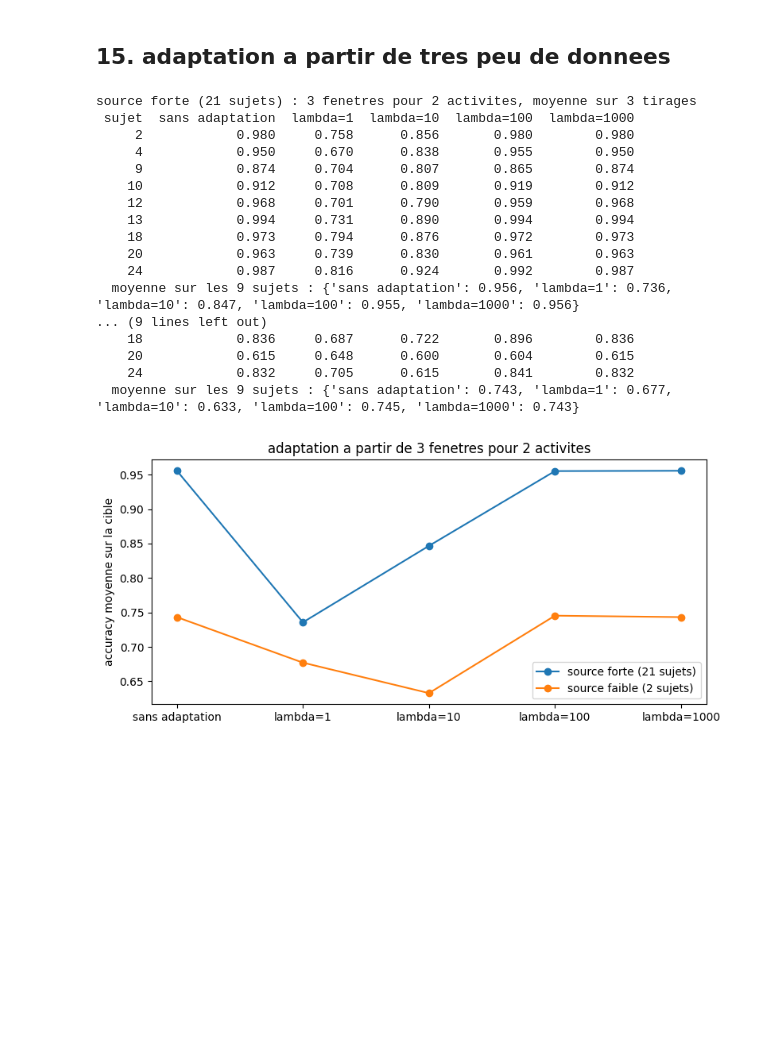
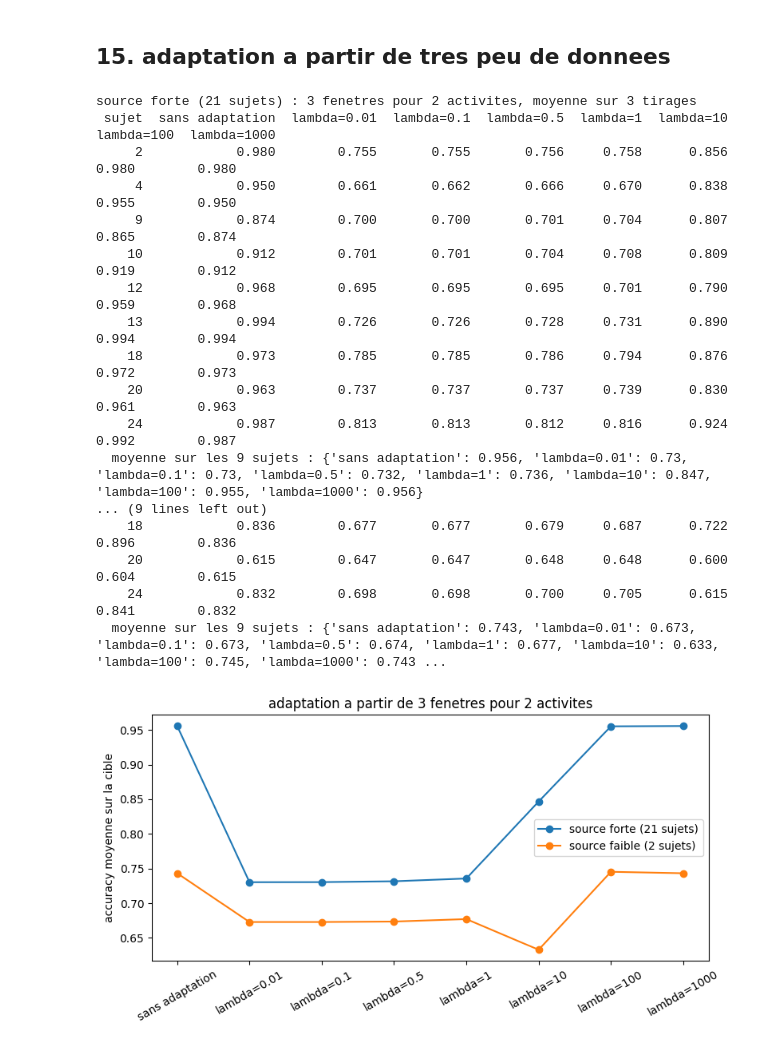
Before and after one commit to ArnaudG16/domain-adaptation-time-series, a Jupyter notebook: notebooks/har/classification_har.ipynb, the cells around one changed output. Saved outputs shown, nothing was run; the diff lists cells and outputs as text; code cells hidden in the pictures; blank space fills up the shorter version.

```diff
--- a/notebooks/har/classification_har.ipynb
+++ b/notebooks/har/classification_har.ipynb
@@ -697,7 +697,7 @@ source_forte = default_model("classification").fit(Xs, ys)
 masque_faible = np.isin(subj_s, [14, 16])
 source_faible = default_model("classification").fit(Xs[masque_faible], ys[masque_faible])
 
-lambdas = [1.0, 10.0, 100.0, 1000.0]
+lambdas = [0.01, 0.1, 0.5, 1.0, 10.0, 100.0, 1000.0]
 activites_connues = [1, 4]
 n_fenetres = 3
 n_tirages = 3
@@ -719,47 +719,47 @@ def adapter(source, sujet, graine):
         r = RegularTransferLC(source, lambda_=lam, random_state=0, verbose=0)
         with contextlib.redirect_stdout(io.StringIO()):
             r.fit(Xa, ya)
         ligne.append(float((r.predict(Xe) == ye).mean()))
     return ligne
 
 resume = {}
 for nom, source in [("source forte (21 sujets)", source_forte), ("source faible (2 sujets)", source_faible)]:
     lignes = []
     for s in sujets_cible:
         tirages = [adapter(source, s, g) for g in range(n_tirages)]
         lignes.append([s] + list(np.mean(tirages, axis=0).round(3)))
     tab = pd.DataFrame(lignes, columns=["sujet", "sans adaptation"] + [f"lambda={l:g}" for l in lambdas])
     print(nom, f": {n_fenetres} fenetres pour {len(activites_connues)} activites, moyenne sur {n_tirages} tirages")
     print(tab.to_string(index=False))
     resume[nom] = tab.iloc[:, 1:].mean()
     print("  moyenne sur les 9 sujets :", resume[nom].round(3).to_dict())
     print()
 
 pos = np.arange(len(lambdas) + 1)
 plt.figure(figsize=(9, 4))
 for nom, v in resume.items():
     plt.plot(pos, v.to_numpy(), marker="o", label=nom)
-plt.xticks(pos, ["sans adaptation"] + [f"lambda={l:g}" for l in lambdas])
+plt.xticks(pos, ["sans adaptation"] + [f"lambda={l:g}" for l in lambdas], rotation=30)
 plt.ylabel("accuracy moyenne sur la cible")
 plt.title(f"adaptation a partir de {n_fenetres} fenetres pour {len(activites_connues)} activites")
 plt.legend()
 plt.show()
 # %% [output]
 source forte (21 sujets) : 3 fenetres pour 2 activites, moyenne sur 3 tirages
- sujet  sans adaptation  lambda=1  lambda=10  lambda=100  lambda=1000
-     2            0.980     0.758      0.856       0.980        0.980
-     4            0.950     0.670      0.838       0.955        0.950
-     9            0.874     0.704      0.807       0.865        0.874
-    10            0.912     0.708      0.809       0.919        0.912
-    12            0.968     0.701      0.790       0.959        0.968
-    13            0.994     0.731      0.890       0.994        0.994
-    18            0.973     0.794      0.876       0.972        0.973
-    20            0.963     0.739      0.830       0.961        0.963
-    24            0.987     0.816      0.924       0.992        0.987
-  moyenne sur les 9 sujets : {'sans adaptation': 0.956, 'lambda=1': 0.736, 'lambda=10': 0.847, 'lambda=100': 0.955, 'lambda=1000': 0.956}
+ sujet  sans adaptation  lambda=0.01  lambda=0.1  lambda=0.5  lambda=1  lambda=10  lambda=100  lambda=1000
+     2            0.980        0.755       0.755       0.756     0.758      0.856       0.980        0.980
+     4            0.950        0.661       0.662       0.666     0.670      0.838       0.955        0.950
+     9            0.874        0.700       0.700       0.701     0.704      0.807       0.865        0.874
+    10            0.912        0.701       0.701       0.704     0.708      0.809       0.919        0.912
+    12            0.968        0.695       0.695       0.695     0.701      0.790       0.959        0.968
+    13            0.994        0.726       0.726       0.728     0.731      0.890       0.994        0.994
+    18            0.973        0.785       0.785       0.786     0.794      0.876       0.972        0.973
+    20            0.963        0.737       0.737       0.737     0.739      0.830       0.961        0.963
+    24            0.987        0.813       0.813       0.812     0.816      0.924       0.992        0.987
+  moyenne sur les 9 sujets : {'sans adaptation': 0.956, 'lambda=0.01': 0.73, 'lambda=0.1': 0.73, 'lambda=0.5': 0.732, 'lambda=1': 0.736, 'lambda=10': 0.847, 'lambda=100': 0.955, 'lambda=1000': 0.956}
 ... (9 lines left out)
-    18            0.836     0.687      0.722       0.896        0.836
-    20            0.615     0.648      0.600       0.604        0.615
-    24            0.832     0.705      0.615       0.841        0.832
-  moyenne sur les 9 sujets : {'sans adaptation': 0.743, 'lambda=1': 0.677, 'lambda=10': 0.633, 'lambda=100': 0.745, 'lambda=1000': 0.743}
+    18            0.836        0.677       0.677       0.679     0.687      0.722       0.896        0.836
+    20            0.615        0.647       0.647       0.648     0.648      0.600       0.604        0.615
+    24            0.832        0.698       0.698       0.700     0.705      0.615       0.841        0.832
+  moyenne sur les 9 sujets : {'sans adaptation': 0.743, 'lambda=0.01': 0.673, 'lambda=0.1': 0.673, 'lambda=0.5': 0.674, 'lambda=1': 0.677, 'lambda=10': 0.633, 'lambda=100': 0.745, 'lambda=1000': 0.743 ...
-[figure, old version]
+[figure, new version]
```
Also changed, not shown: parts of 2 cells of this notebook.
